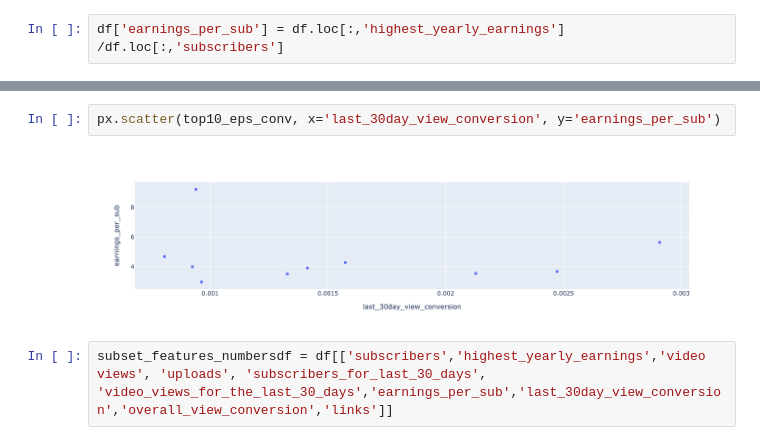
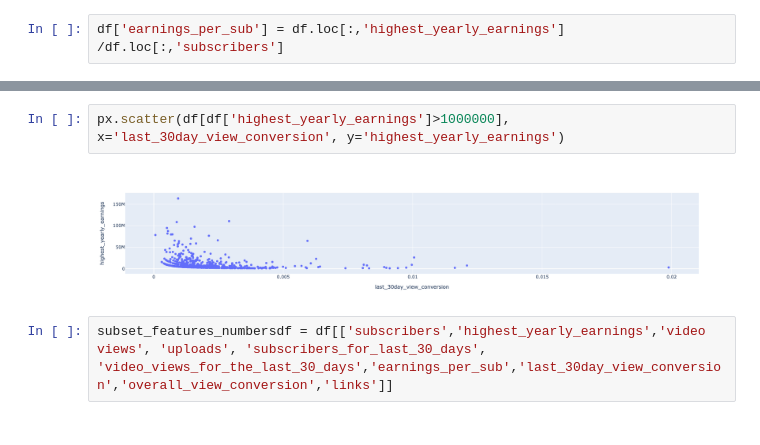
Before and after one commit to briangdrewes/youtuber-analysis, a Jupyter notebook: final_draft.ipynb, the cells around one changed output, grey strips where cells are left out. Drawn from its saved outputs; the diff is of its cells as text.

```diff
--- a/final_draft.ipynb
+++ b/final_draft.ipynb
@@ -407,7 +786,7 @@ top10_eps_conv
 # %%
-px.scatter(top10_eps_conv, x='last_30day_view_conversion', y='earnings_per_sub')
+px.scatter(df[df['highest_yearly_earnings']>1000000], x='last_30day_view_conversion', y='highest_yearly_earnings')
 # %% [output]
-[figure, old version]
+[figure, new version]
 # %%
 subset_features_numbersdf = df[['subscribers','highest_yearly_earnings','video views', 'uploads', 'subscribers_for_last_30_days', 'video_views_for_the_last_30_days','earnings_per_sub','last_30day_view_conversion','overall_view_conversion','links']]
 # %%
```
Also changed, not shown: parts of 53 cells of this notebook.
